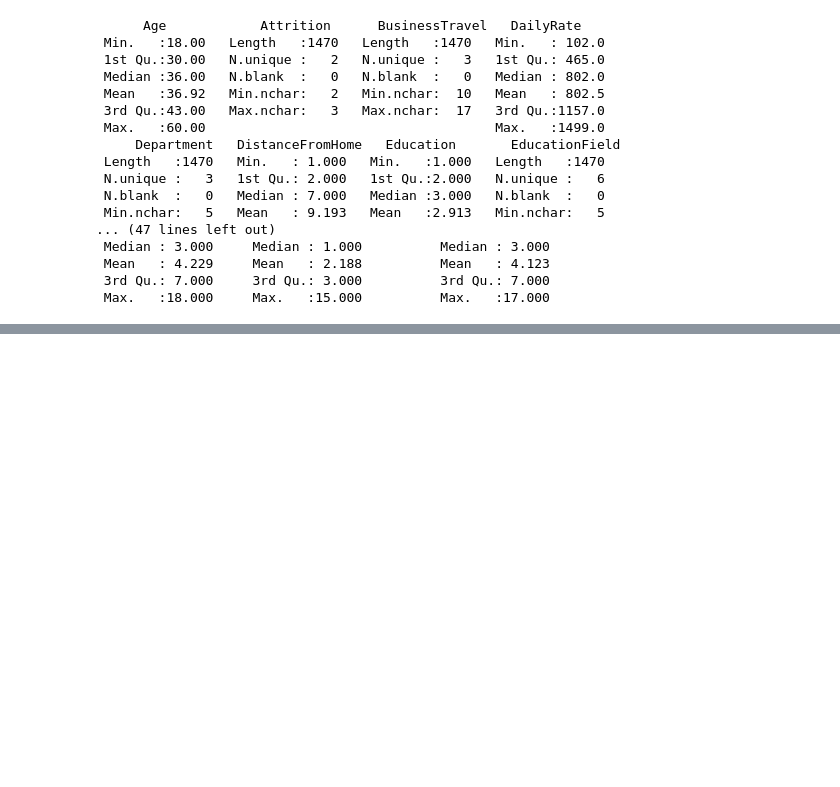
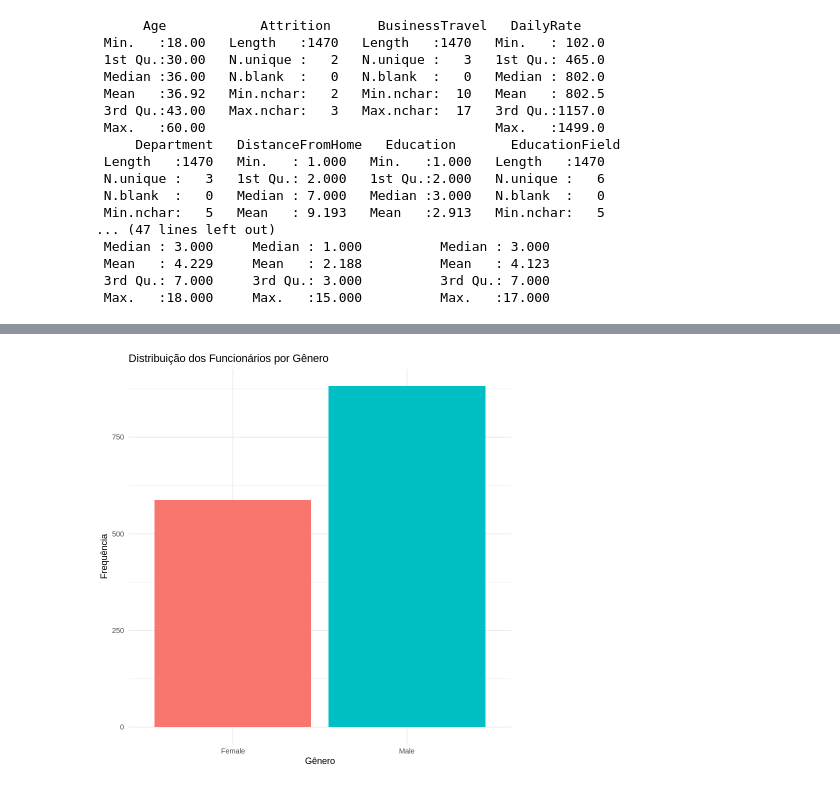
Before and after one commit to Edgar295/cegid-projeto, a Jupyter notebook: python-basics/google-colab-r.ipynb, the cells around one changed output, grey strips where cells are left out. Saved outputs shown, nothing was run; the diff lists cells and outputs as text; code cells hidden in the pictures; blank space fills up the shorter version.

```diff
--- a/python-basics/google-colab-r.ipynb
+++ b/python-basics/google-colab-r.ipynb
@@ -119,0 +77,14 @@ ggplot(HREmployeeDF,
+# %%
+
+HREmployeeDF %>%
+  ggplot(aes(x = Gender, fill = Gender )) +
+  geom_bar() +
+  labs(
+    title = "Distribuição dos Funcionários por Gênero",
+    x = "Gênero",
+    y = "Frequência"
+  ) +
+  theme_minimal() +
+  theme(legend.position = "none")
+# %% [output]
+[figure, added]
```
Also changed, not shown: parts of 37 cells of this notebook.
